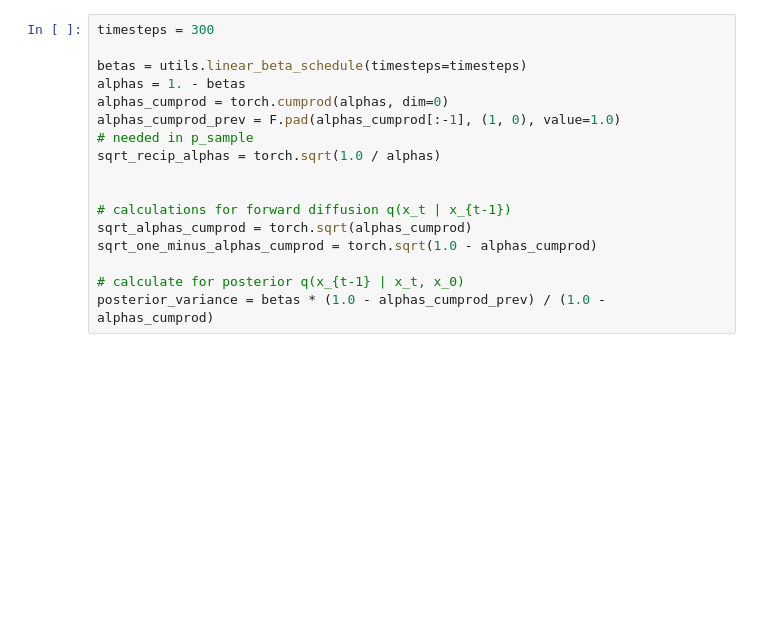
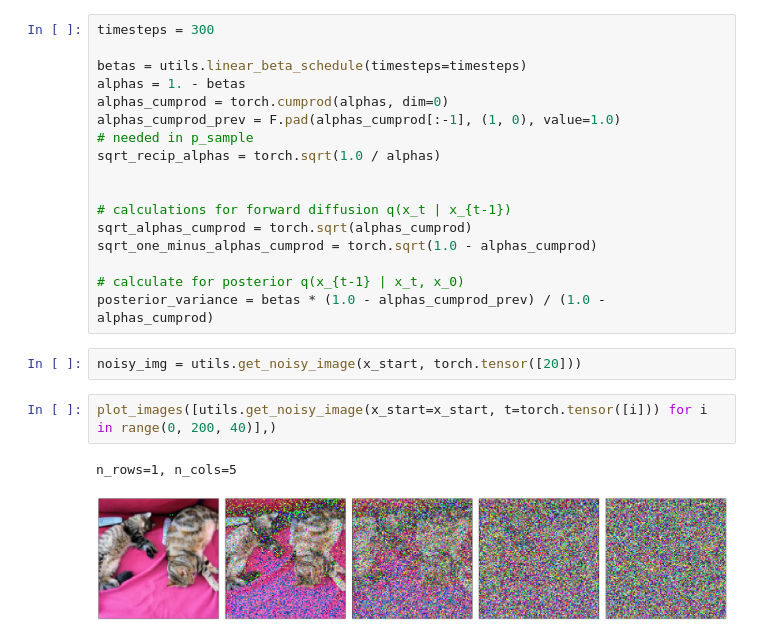
Before and after one commit to mcimpoi/mc_100_days, a Jupyter notebook: hf_vision/ddpm_hf/ddpm.ipynb, the cells around one changed output. Drawn from its saved outputs; the diff is of its cells as text; blank space fills up the shorter version.

```diff
--- a/hf_vision/ddpm_hf/ddpm.ipynb
+++ b/hf_vision/ddpm_hf/ddpm.ipynb
@@ -44,3 +45,10 @@ sqrt_one_minus_alphas_cumprod = torch.sqrt(1.0 - alphas_cumprod)
 
 # calculate for posterior q(x_{t-1} | x_t, x_0)
 posterior_variance = betas * (1.0 - alphas_cumprod_prev) / (1.0 - alphas_cumprod)
+# %%
+noisy_img = utils.get_noisy_image(x_start, torch.tensor([20]))
+# %%
+plot_images([utils.get_noisy_image(x_start=x_start, t=torch.tensor([i])) for i in range(0, 200, 40)],)
+# %% [output]
+n_rows=1, n_cols=5
+[figure, added]
```
Also changed, not shown: parts of 1 cell of this notebook, 3 other files.
